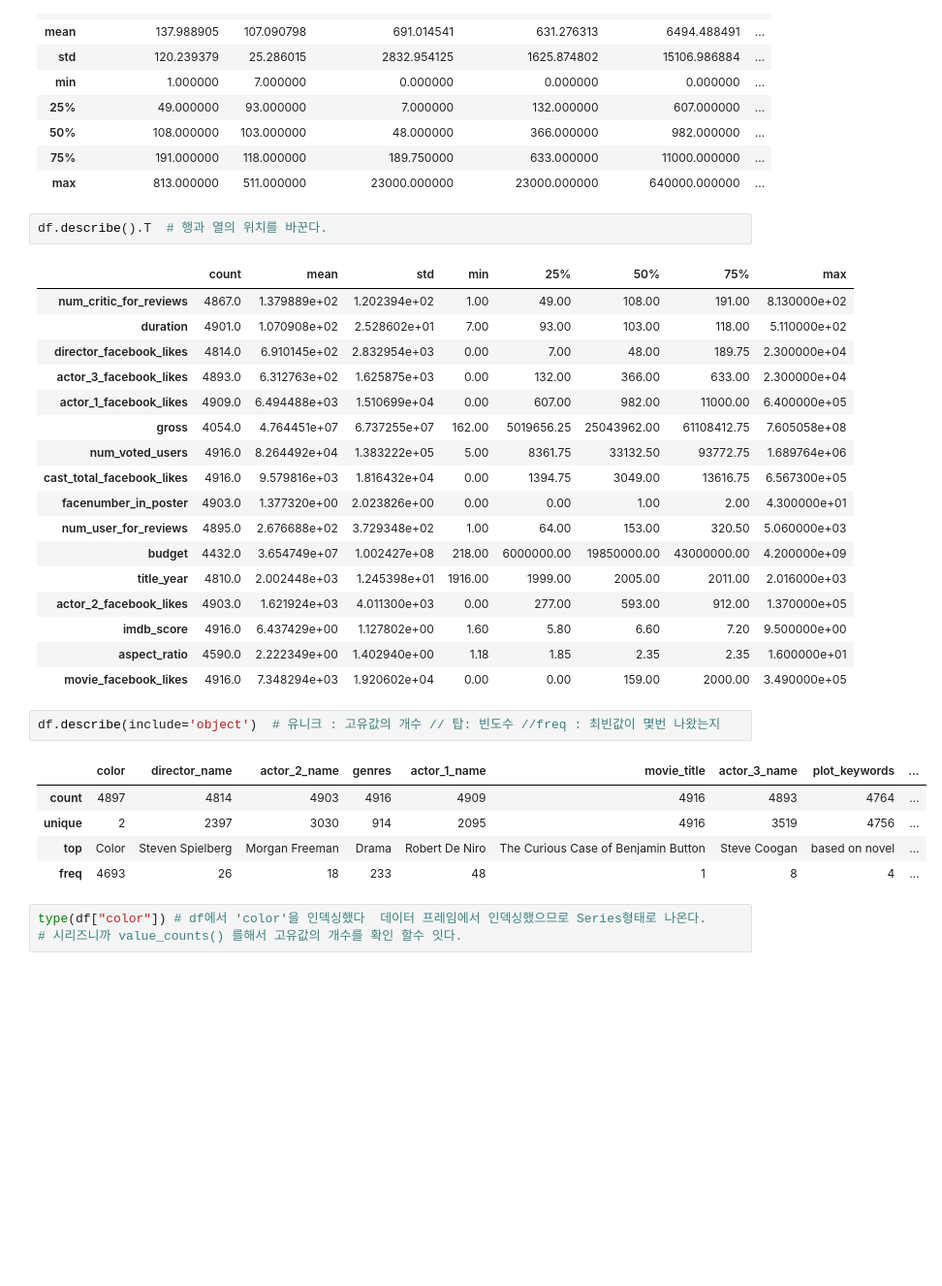
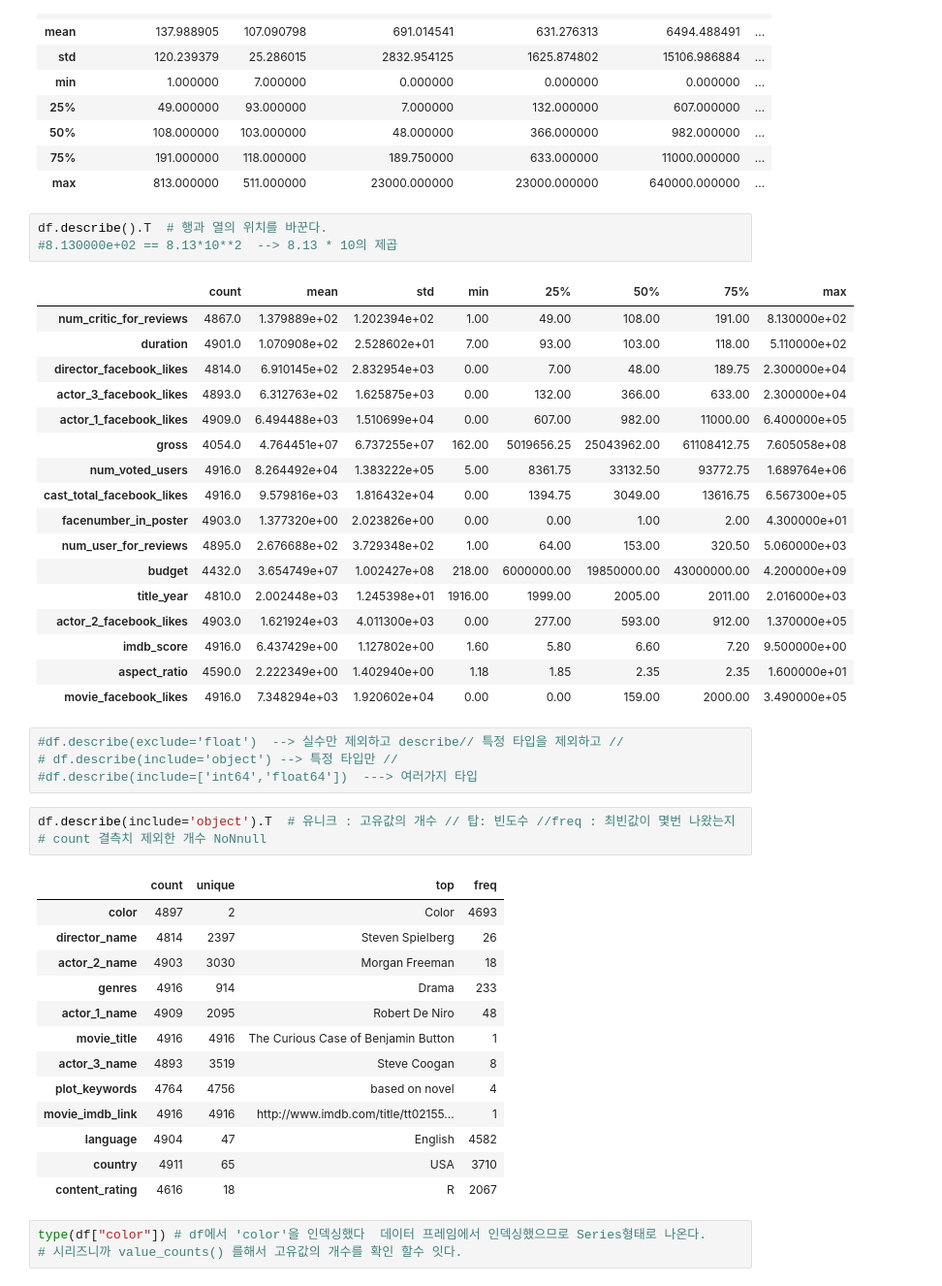
Before and after one commit to daeminkim/Numpy_Pandas_Matplotlib, a Jupyter notebook: 02_Pandas_DataFrame.ipynb, the cells around one changed output. Shown: that part at 97% size. Cells and saved outputs as stored; diff of their text form; blank space fills up the shorter version.

```diff
--- a/02_Pandas_DataFrame.ipynb
+++ b/02_Pandas_DataFrame.ipynb
@@ -534,6 +550,7 @@ df.describe() # 디폴트가 수치형 요약통계량(int,float)
 | max | 813.000000 | 511.000000 | 23000.000000 | 23000.000000 | 640000.000000 | ... |
 # %%
 df.describe().T  # 행과 열의 위치를 바꾼다.
+#8.130000e+02 == 8.13*10**2  --> 8.13 * 10의 제곱
 # %% [output]
 |  | count | mean | std | min | 25% | 50% | 75% | max |
 | num_critic_for_reviews | 4867.0 | 1.379889e+02 | 1.202394e+02 | 1.00 | 49.00 | 108.00 | 191.00 | 8.130000e+02 |
@@ -552,14 +569,27 @@ df.describe().T  # 행과 열의 위치를 바꾼다.
 | imdb_score | 4916.0 | 6.437429e+00 | 1.127802e+00 | 1.60 | 5.80 | 6.60 | 7.20 | 9.500000e+00 |
 | aspect_ratio | 4590.0 | 2.222349e+00 | 1.402940e+00 | 1.18 | 1.85 | 2.35 | 2.35 | 1.600000e+01 |
 | movie_facebook_likes | 4916.0 | 7.348294e+03 | 1.920602e+04 | 0.00 | 0.00 | 159.00 | 2000.00 | 3.490000e+05 |
+# %%
+#df.describe(exclude='float')  --> 실수만 제외하고 describe// 특정 타입을 제외하고 //
+# df.describe(include='object') --> 특정 타입만 //
+#df.describe(include=['int64','float64'])  ---> 여러가지 타입
 # %%
-df.describe(include='object')  # 유니크 : 고유값의 개수 // 탑: 빈도수 //freq : 최빈값이 몇번 나왔는지
+df.describe(include='object').T  # 유니크 : 고유값의 개수 // 탑: 빈도수 //freq : 최빈값이 몇번 나왔는지
+# count 결측치 제외한 개수 NoNnull
 # %% [output]
-|  | color | director_name | actor_2_name | genres | actor_1_name | movie_title | actor_3_name | plot_keywords | ... |
-| count | 4897 | 4814 | 4903 | 4916 | 4909 | 4916 | 4893 | 4764 | ... |
-| unique | 2 | 2397 | 3030 | 914 | 2095 | 4916 | 3519 | 4756 | ... |
-| top | Color | Steven Spielberg | Morgan Freeman | Drama | Robert De Niro | The Curious Case of Benjamin Button | Steve Coogan | based on novel | ... |
-| freq | 4693 | 26 | 18 | 233 | 48 | 1 | 8 | 4 | ... |
+|  | count | unique | top | freq |
+| color | 4897 | 2 | Color | 4693 |
+| director_name | 4814 | 2397 | Steven Spielberg | 26 |
+| actor_2_name | 4903 | 3030 | Morgan Freeman | 18 |
+| genres | 4916 | 914 | Drama | 233 |
+| actor_1_name | 4909 | 2095 | Robert De Niro | 48 |
+| movie_title | 4916 | 4916 | The Curious Case of Benjamin Button | 1 |
+| actor_3_name | 4893 | 3519 | Steve Coogan | 8 |
+| plot_keywords | 4764 | 4756 | based on novel | 4 |
+| movie_imdb_link | 4916 | 4916 | http://www.imdb.com/title/tt02155... | 1 |
+| language | 4904 | 47 | English | 4582 |
+| country | 4911 | 65 | USA | 3710 |
+| content_rating | 4616 | 18 | R | 2067 |
 # %%
 type(df["color"]) # df에서 'color'을 인덱싱했다  데이터 프레임에서 인덱싱했으므로 Series형태로 나온다.
 # 시리즈니까 value_counts() 를해서 고유값의 개수를 확인 할수 잇다.
```
Also changed, not shown: parts of 153 cells of this notebook, 1 other file.
